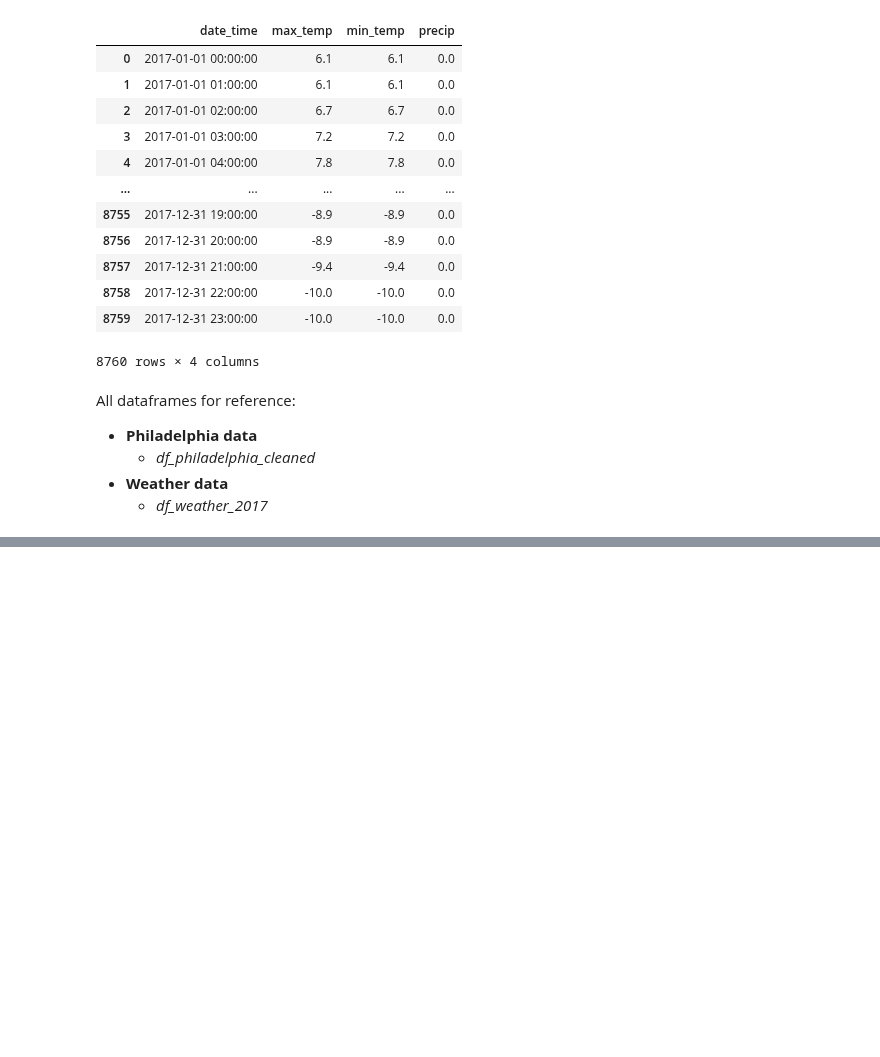
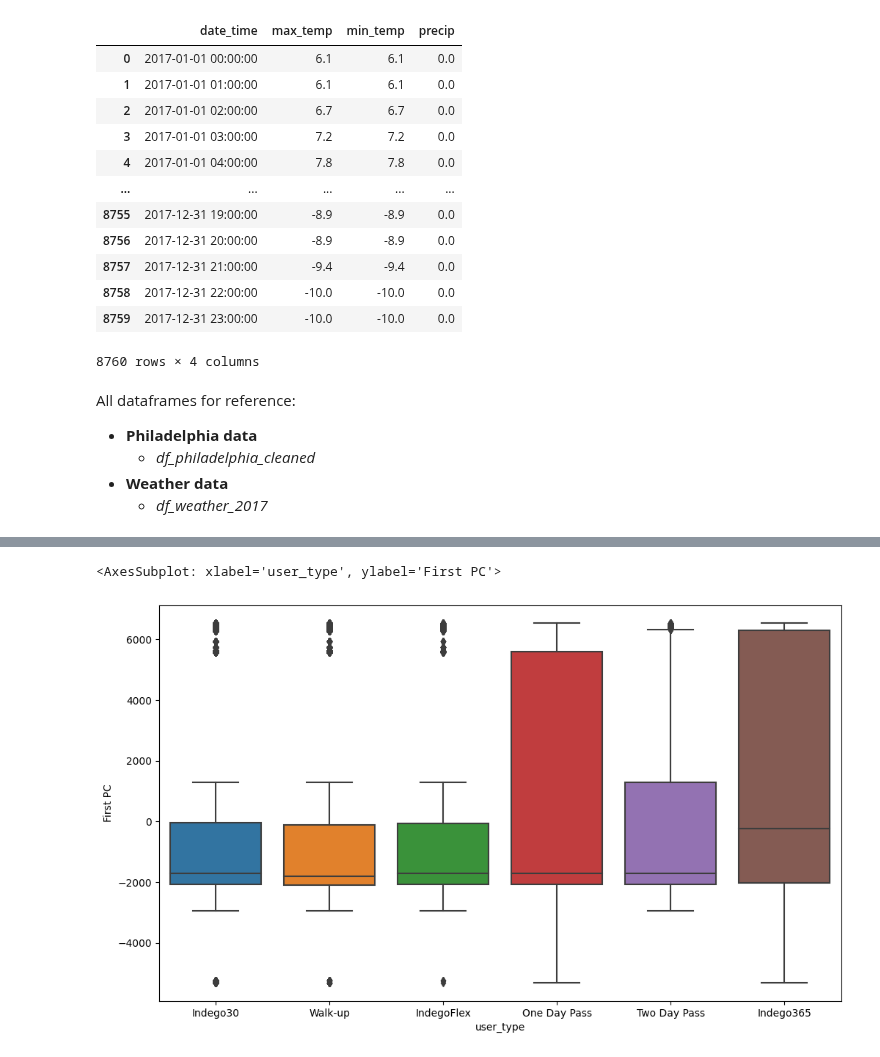
Before and after one commit to yassinehammou27/intentionally_blank, a Jupyter notebook: Team Assignment - Intentionally Blank.ipynb, the cells around one changed output, grey strips where cells are left out. Cells and saved outputs as stored; diff of their text form; code cells hidden in the pictures; blank space fills up the shorter version.

Commit message:
First test with clustering algorithms

```diff
--- a/Team Assignment - Intentionally Blank.ipynb
+++ b/Team Assignment - Intentionally Blank.ipynb
@@ -284,0 +307,16 @@ All dataframes for reference:
+# %%
+df_phil_clustering = df_philadelphia_cleaned.copy()
+
+df_phil_clustering.loc[:,"end_month"] = df_philadelphia_2017_joined["end_time"].dt.month
+df_phil_clustering.loc[:,"end_week"] = df_philadelphia_2017_joined["end_time"].dt.isocalendar().week
+df_phil_clustering.loc[:,"end_weekday"] = df_philadelphia_2017_joined["end_time"].dt.weekday
+df_phil_clustering.loc[:,"end_day"] = df_philadelphia_2017_joined["end_time"].dt.day
+df_phil_clustering.loc[:,"end_hour"] = df_philadelphia_2017_joined["end_time"].dt.hour
+df_phil_clustering.drop(['start_time', 'end_time', 'start_station_name', 'end_station_name', 'start_lat', 'start_lon', 'end_lat', 'end_lon'], axis=1, inplace=True)
+df_phil_clustering.loc[:, 'trip_duration'] = df_phil_clustering['trip_duration'].dt.seconds / 60
+df_phil_clustering.rename(columns={'trip_duration': 'trip_duration in minutes'}, inplace=True)
+df_phil_clustering['trip_duration in minutes'] = df_phil_clustering['trip_duration in minutes'].astype(int)
+df_phil_clustering.reset_index(inplace=True, drop=True)
+user_type = df_phil_clustering['user_type']
+df_phil_clustering.drop(['user_type'], axis=1, inplace=True)
+df_phil_clustering
@@ -284,0 +383,4 @@ All dataframes for reference:
+# %%
+from sklearn.decomposition import PCA
+pca = PCA(n_components=1)
+X_pca = pca.fit_transform(df_phil_clustering)
@@ -284,0 +399,4 @@ All dataframes for reference:
+# %%
+df_phil_clustering_pca = pd.DataFrame(X_pca, columns=['First PC'], index=df_phil_clustering.index)
+df_phil_clustering_pca['user_type'] = user_type
+df_phil_clustering_pca
@@ -284,0 +417,6 @@ All dataframes for reference:
+# %%
+plt.figure(figsize=(12,7))
+sns.boxplot(x='user_type', y='First PC', data = df_phil_clustering_pca)
+# %% [output]
+<AxesSubplot: xlabel='user_type', ylabel='First PC'>
+[figure, added]
```
Also changed, not shown: parts of 13 cells of this notebook.
